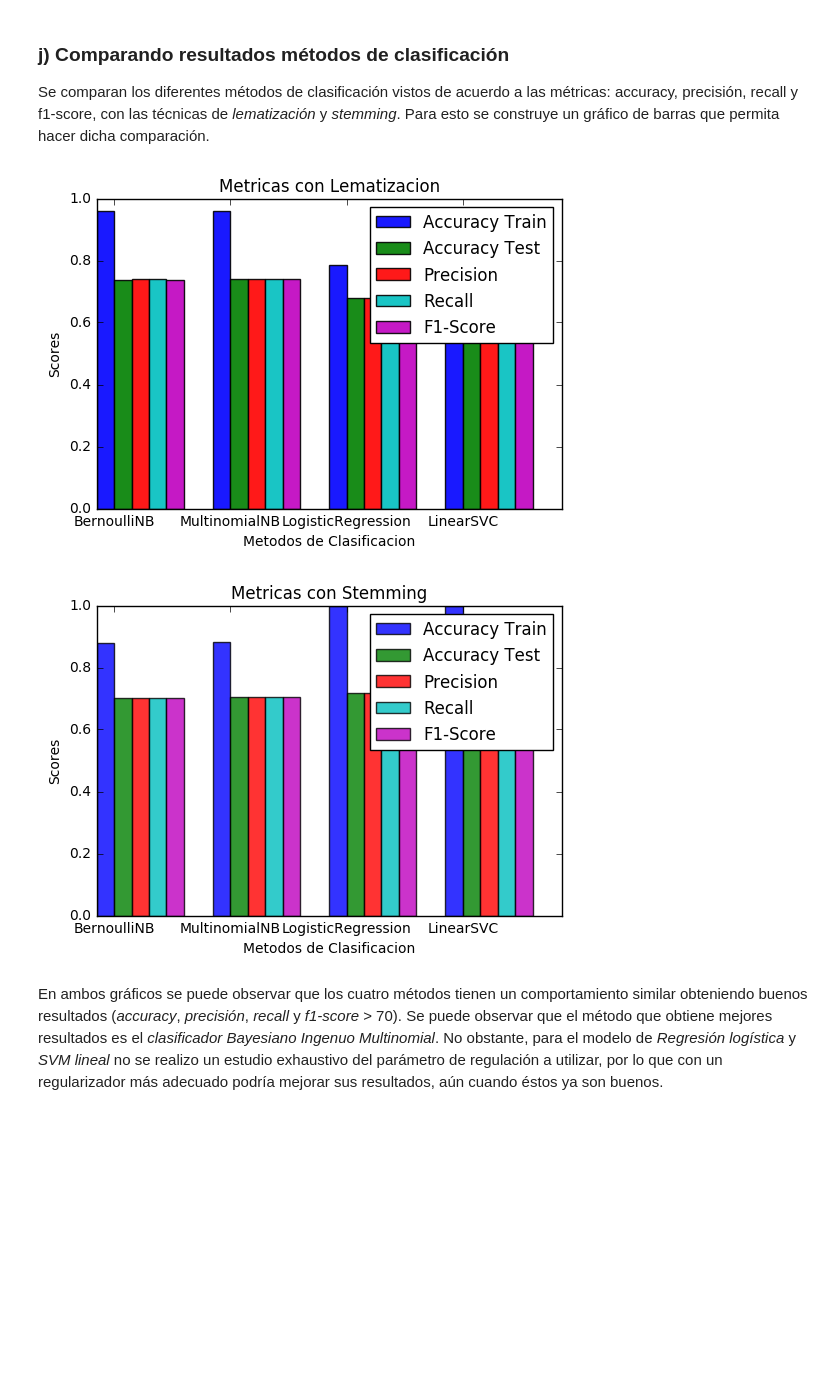
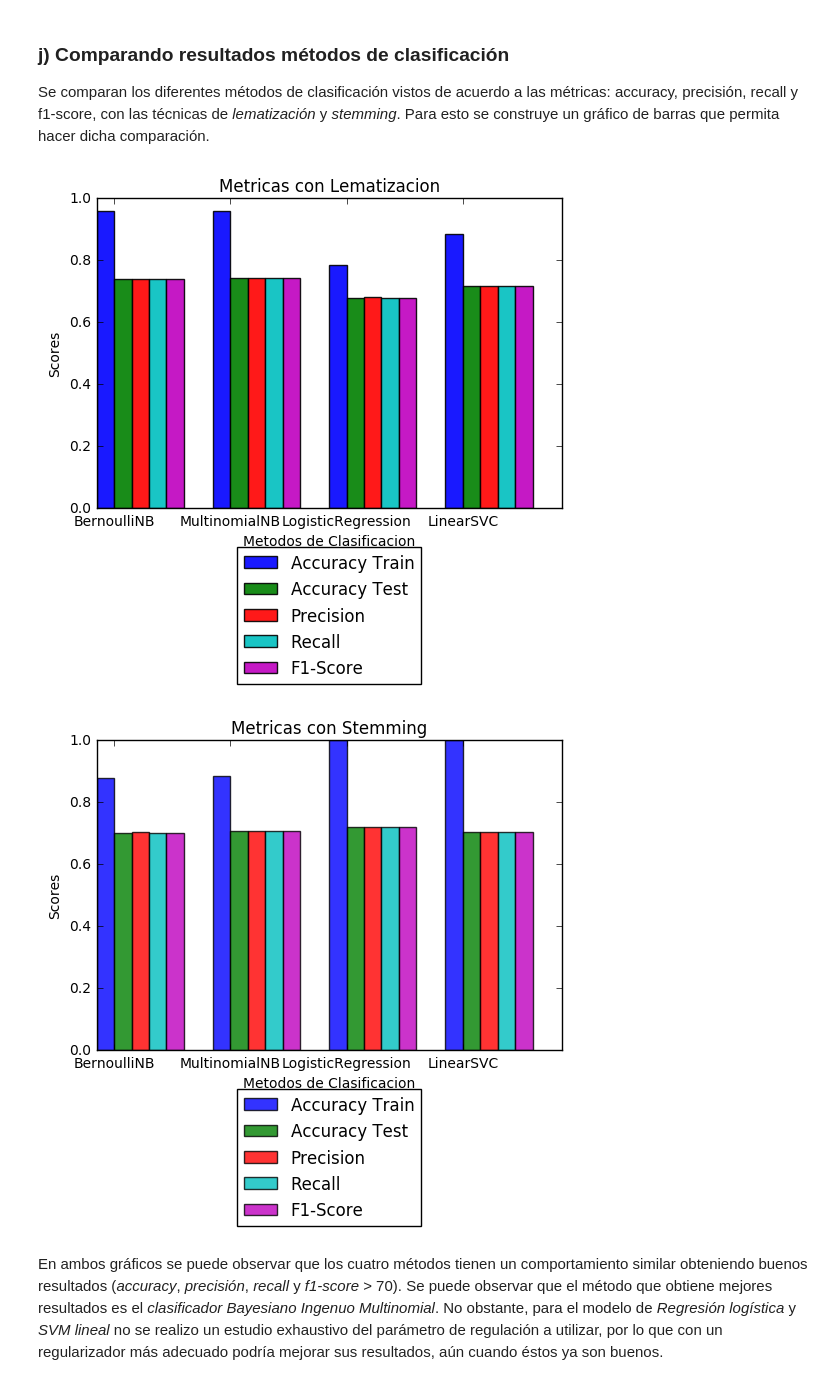
Before and after one commit to ivangolo/ML, a Jupyter notebook: Parte 2/Analisis_opiniones_peliculas.ipynb, the cells around one changed output. Drawn from its saved outputs; the diff is of its cells as text; code cells hidden in the pictures; blank space fills up the shorter version.

Commit message:
Parte 2 lista, legends corregidos

```diff
--- a/Parte 2/Analisis_opiniones_peliculas.ipynb
+++ b/Parte 2/Analisis_opiniones_peliculas.ipynb
@@ -790,7 +790,7 @@ plt.xlabel('Metodos de Clasificacion')
 plt.ylabel('Scores')
 plt.title('Metricas con Lematizacion')
 plt.xticks(index + bar_width, ('BernoulliNB', 'MultinomialNB', 'LogisticRegression', 'LinearSVC'))
-plt.legend()
+plt.legend(loc=9, bbox_to_anchor=(0.5, -0.1))
 
 #Stemming
 accuracy_train = []
@@ -817,35 +817,35 @@ precision.append(dict_svm[12])
 
 recall.append(dict_bernoulli_binario[13])
 recall.append(dict_multinomial[13])
 recall.append(dict_log[13])
 recall.append(dict_svm[13])
 
 fscore.append(dict_bernoulli_binario[14])
 fscore.append(dict_multinomial[14])
 fscore.append(dict_log[14])
 fscore.append(dict_svm[14])
 
 fig, ax = plt.subplots()
 index = np.arange(4)
 bar_width = 0.15
 opacity = 0.8
 
 rects1 = plt.bar(index, accuracy_train, bar_width,alpha=opacity,color='b',label='Accuracy Train')
 rects2 = plt.bar(index + bar_width, accuracy_test, bar_width,alpha=opacity,color='g',label='Accuracy Test')
 rects3 = plt.bar(index + 2*bar_width, precision, bar_width,alpha=opacity,color='r',label='Precision')
 rects4 = plt.bar(index + 3*bar_width, recall, bar_width,alpha=opacity,color='c',label='Recall')
 rects5 = plt.bar(index + 4*bar_width, fscore, bar_width,alpha=opacity,color='m',label='F1-Score')
 
 plt.xlabel('Metodos de Clasificacion')
 plt.ylabel('Scores')
 plt.title('Metricas con Stemming')
 plt.xticks(index + bar_width, ('BernoulliNB', 'MultinomialNB', 'LogisticRegression', 'LinearSVC'))
-plt.legend()
+plt.legend(loc=9, bbox_to_anchor=(0.5, -0.1))
 
 #mostrar gráficos
 plt.show()
 # %% [output]
-[figure, old version]
+[figure, new version]
-[figure, old version]
+[figure, new version]
 # %% [markdown]
 En ambos gráficos se puede observar que los cuatro métodos tienen un comportamiento similar obteniendo buenos resultados (*accuracy*, *precisión*, *recall* y *f1-score* > 70). Se puede observar que el método que obtiene mejores resultados es el *clasificador Bayesiano Ingenuo Multinomial*. No obstante, para el modelo de *Regresión logística* y *SVM lineal* no se realizo un estudio exhaustivo del parámetro de regulación a utilizar, por lo que con un regularizador más adecuado podría mejorar sus resultados, aún cuando éstos ya son buenos.
```
